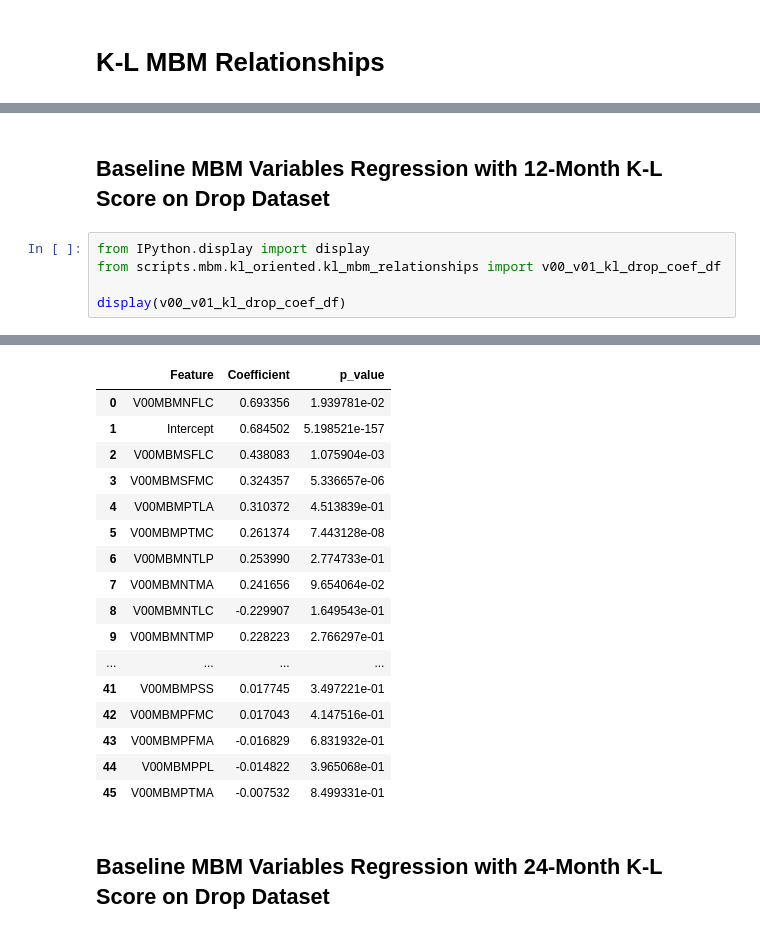
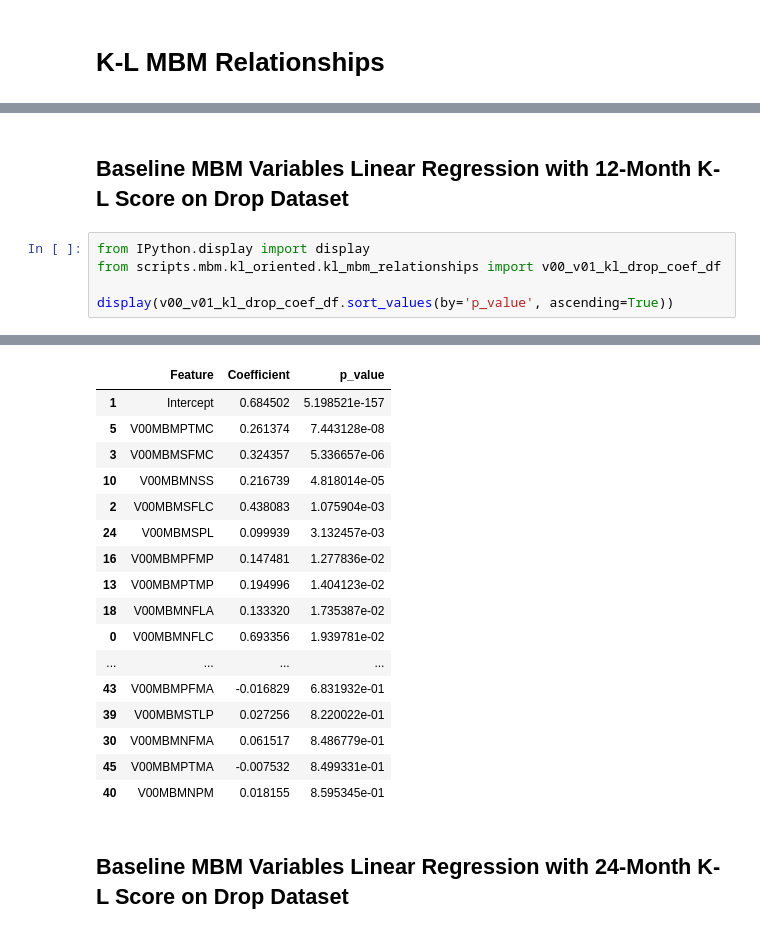
Before and after one commit to Mitch-Jones0507/MSc_OAI_Project, a Jupyter notebook: notebook/kl_oriented/kl_mbm_relationships.ipynb, the cells around one changed output, grey strips where cells are left out. Saved outputs shown, nothing was run; the diff lists cells and outputs as text.

```diff
--- a/notebook/kl_oriented/kl_mbm_relationships.ipynb
+++ b/notebook/kl_oriented/kl_mbm_relationships.ipynb
@@ -3,8 +8,8 @@
 # %% [markdown]
-## Baseline MBM Variables Regression with 12-Month K-L Score on Drop Dataset
+## Baseline MBM Variables Linear Regression with 12-Month K-L Score on Drop Dataset
 # %%
 from IPython.display import display
 from scripts.mbm.kl_oriented.kl_mbm_relationships import v00_v01_kl_drop_coef_df
 
-display(v00_v01_kl_drop_coef_df)
+display(v00_v01_kl_drop_coef_df.sort_values(by='p_value', ascending=True))
 # %% [output]
@@ -11,20 +17,20 @@ display(v00_v01_kl_drop_coef_df)
 |  | Feature | Coefficient | p_value |
+| 1 | Intercept | 0.684502 | 5.198521e-157 |
+| 5 | V00MBMPTMC | 0.261374 | 7.443128e-08 |
+| 3 | V00MBMSFMC | 0.324357 | 5.336657e-06 |
+| 10 | V00MBMNSS | 0.216739 | 4.818014e-05 |
+| 2 | V00MBMSFLC | 0.438083 | 1.075904e-03 |
+| 24 | V00MBMSPL | 0.099939 | 3.132457e-03 |
+| 16 | V00MBMPFMP | 0.147481 | 1.277836e-02 |
+| 13 | V00MBMPTMP | 0.194996 | 1.404123e-02 |
+| 18 | V00MBMNFLA | 0.133320 | 1.735387e-02 |
 | 0 | V00MBMNFLC | 0.693356 | 1.939781e-02 |
-| 1 | Intercept | 0.684502 | 5.198521e-157 |
-| 2 | V00MBMSFLC | 0.438083 | 1.075904e-03 |
-| 3 | V00MBMSFMC | 0.324357 | 5.336657e-06 |
-| 4 | V00MBMPTLA | 0.310372 | 4.513839e-01 |
-| 5 | V00MBMPTMC | 0.261374 | 7.443128e-08 |
-| 6 | V00MBMNTLP | 0.253990 | 2.774733e-01 |
-| 7 | V00MBMNTMA | 0.241656 | 9.654064e-02 |
-| 8 | V00MBMNTLC | -0.229907 | 1.649543e-01 |
-| 9 | V00MBMNTMP | 0.228223 | 2.766297e-01 |
 | ... | ... | ... | ... |
-| 41 | V00MBMPSS | 0.017745 | 3.497221e-01 |
-| 42 | V00MBMPFMC | 0.017043 | 4.147516e-01 |
 | 43 | V00MBMPFMA | -0.016829 | 6.831932e-01 |
-| 44 | V00MBMPPL | -0.014822 | 3.965068e-01 |
+| 39 | V00MBMSTLP | 0.027256 | 8.220022e-01 |
+| 30 | V00MBMNFMA | 0.061517 | 8.486779e-01 |
 | 45 | V00MBMPTMA | -0.007532 | 8.499331e-01 |
+| 40 | V00MBMNPM | 0.018155 | 8.595345e-01 |
 # %% [markdown]
-## Baseline MBM Variables Regression with 24-Month K-L Score on Drop Dataset
+## Baseline MBM Variables Linear Regression with 24-Month K-L Score on Drop Dataset
 # %%
```
Also changed, not shown: parts of 19 cells of this notebook, 17 other files.
